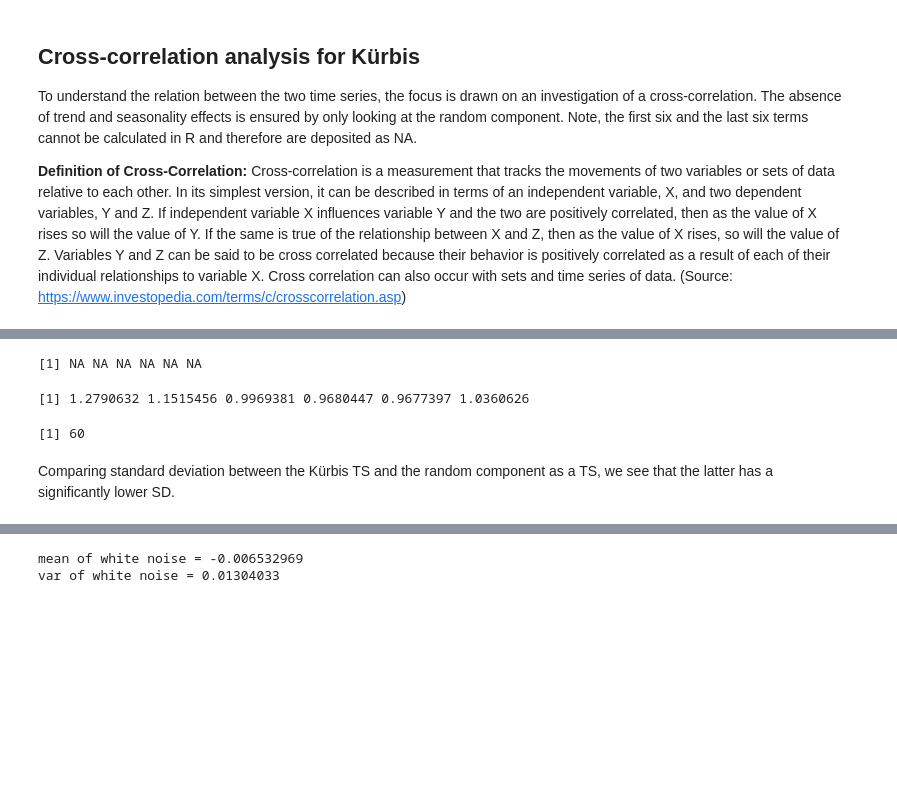
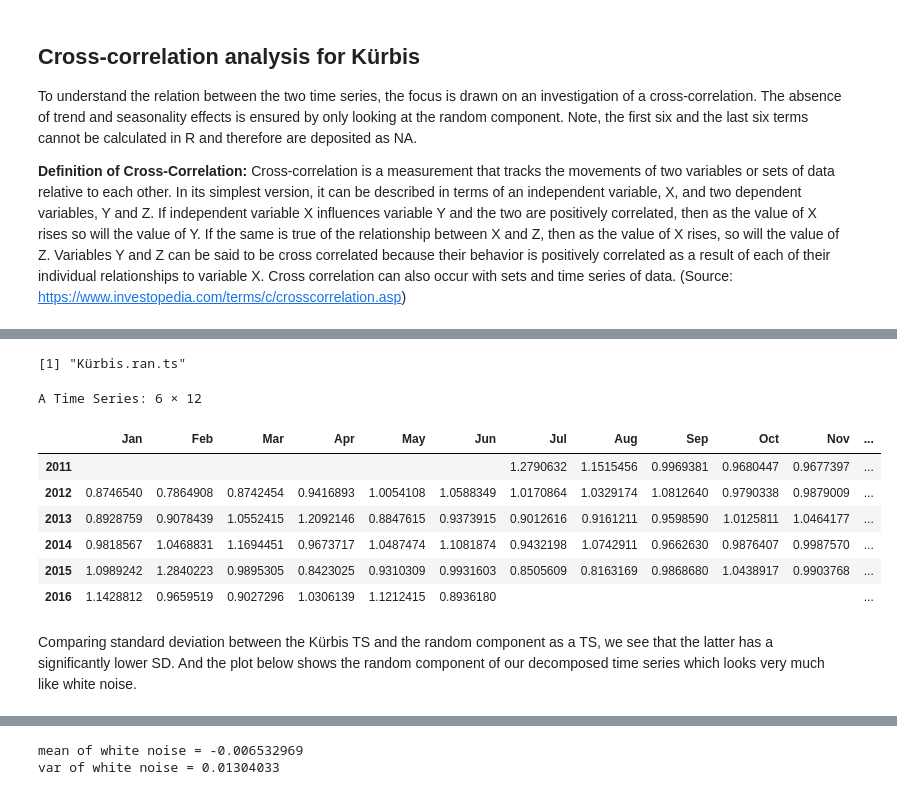
Before and after one commit to grafkevin/time_series_analysis, a Jupyter notebook: Descriptive Time Series Analysis with Google Trends.ipynb, the cells around one changed output, grey strips where cells are left out. Cells and saved outputs as stored; diff of their text form; code cells hidden in the pictures; blank space fills up the shorter version.

```diff
--- a/Descriptive Time Series Analysis with Google Trends.ipynb
+++ b/Descriptive Time Series Analysis with Google Trends.ipynb
@@ -192,18 +197,22 @@ To understand the relation between the two time series, the focus is drawn on an
 # %%
-# Performing the cross correlation function
+# Performing the cross-correlation function
 # Decompose multiplicative time series into the random part
 Kürbis.ran <- decompose(Kürbis.ts, type = "multiplicative")$random
-head(Kürbis.ran)
-
 Kürbis.ran.ts <- window(Kürbis.ran, start = c(2011, 7), end = c(2016,6))
-head(Kürbis.ran.ts)
-length(Kürbis.ran.ts)
+print('Kürbis.ran.ts')
+Kürbis.ran.ts
 # %% [output]
-[1] NA NA NA NA NA NA
+[1] "Kürbis.ran.ts"
-[1] 1.2790632 1.1515456 0.9969381 0.9680447 0.9677397 1.0360626
+A Time Series: 6 × 12
-[1] 60
+|  | Jan | Feb | Mar | Apr | May | Jun | Jul | Aug | Sep | Oct | Nov | ... |
+| 2011 |  |  |  |  |  |  | 1.2790632 | 1.1515456 | 0.9969381 | 0.9680447 | 0.9677397 | ... |
+| 2012 | 0.8746540 | 0.7864908 | 0.8742454 | 0.9416893 | 1.0054108 | 1.0588349 | 1.0170864 | 1.0329174 | 1.0812640 | 0.9790338 | 0.9879009 | ... |
+| 2013 | 0.8928759 | 0.9078439 | 1.0552415 | 1.2092146 | 0.8847615 | 0.9373915 | 0.9012616 | 0.9161211 | 0.9598590 | 1.0125811 | 1.0464177 | ... |
+| 2014 | 0.9818567 | 1.0468831 | 1.1694451 | 0.9673717 | 1.0487474 | 1.1081874 | 0.9432198 | 1.0742911 | 0.9662630 | 0.9876407 | 0.9987570 | ... |
+| 2015 | 1.0989242 | 1.2840223 | 0.9895305 | 0.8423025 | 0.9310309 | 0.9931603 | 0.8505609 | 0.8163169 | 0.9868680 | 1.0438917 | 0.9903768 | ... |
+| 2016 | 1.1428812 | 0.9659519 | 0.9027296 | 1.0306139 | 1.1212415 | 0.8936180 |  |  |  |  |  | ... |
 # %% [markdown]
-Comparing standard deviation between the Kürbis TS and the random component as a TS, we see that the latter has a significantly lower SD.
+Comparing standard deviation between the Kürbis TS and the random component as a TS, we see that the latter has a significantly lower SD. And the plot below shows the random component of our decomposed time series which looks very much like white noise.
 # %%
 cat('SD of Kürbis.ts =',sd(Kürbis.ts),'\n')
 cat('SD of Kürbis.ran.ts =',sd(Kürbis.ran.ts))
```
Also changed, not shown: parts of 19 cells of this notebook.
